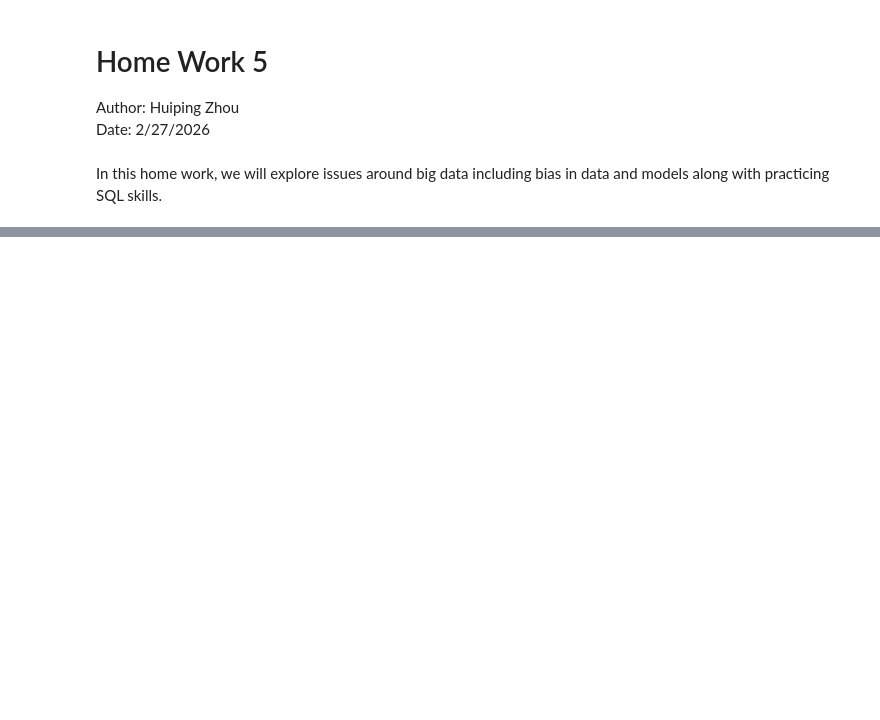
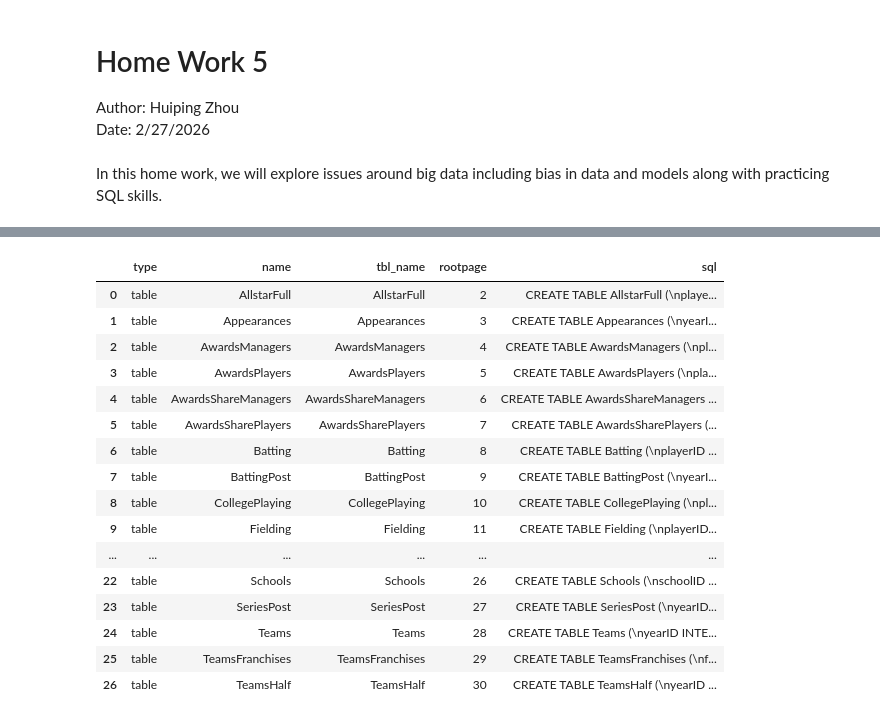
Before and after one commit to hzhoujoy/ST554_HomeWork5, a Jupyter notebook: HomeWork5.ipynb, the cells around one changed output, grey strips where cells are left out. Cells and saved outputs as stored; diff of their text form; code cells hidden in the pictures; blank space fills up the shorter version.

```diff
--- a/HomeWork5.ipynb
+++ b/HomeWork5.ipynb
@@ -15,0 +86,24 @@ The Five V's of big data are volume, variety, velocity, varacity, and value. I l
+# %%
+import sqlite3
+import pandas as pd
+con = sqlite3.connect("lahman_1871-2022.sqlite")
+# return the information of tables
+pd.read_sql("SELECT * FROM sqlite_master WHERE type='table';", con)
+# %% [output]
+|  | type | name | tbl_name | rootpage | sql |
+| 0 | table | AllstarFull | AllstarFull | 2 | CREATE TABLE AllstarFull (\nplaye... |
+| 1 | table | Appearances | Appearances | 3 | CREATE TABLE Appearances (\nyearI... |
+| 2 | table | AwardsManagers | AwardsManagers | 4 | CREATE TABLE AwardsManagers (\npl... |
+| 3 | table | AwardsPlayers | AwardsPlayers | 5 | CREATE TABLE AwardsPlayers (\npla... |
+| 4 | table | AwardsShareManagers | AwardsShareManagers | 6 | CREATE TABLE AwardsShareManagers ... |
+| 5 | table | AwardsSharePlayers | AwardsSharePlayers | 7 | CREATE TABLE AwardsSharePlayers (... |
+| 6 | table | Batting | Batting | 8 | CREATE TABLE Batting (\nplayerID ... |
+| 7 | table | BattingPost | BattingPost | 9 | CREATE TABLE BattingPost (\nyearI... |
+| 8 | table | CollegePlaying | CollegePlaying | 10 | CREATE TABLE CollegePlaying (\npl... |
+| 9 | table | Fielding | Fielding | 11 | CREATE TABLE Fielding (\nplayerID... |
+| ... | ... | ... | ... | ... | ... |
+| 22 | table | Schools | Schools | 26 | CREATE TABLE Schools (\nschoolID ... |
+| 23 | table | SeriesPost | SeriesPost | 27 | CREATE TABLE SeriesPost (\nyearID... |
+| 24 | table | Teams | Teams | 28 | CREATE TABLE Teams (\nyearID INTE... |
+| 25 | table | TeamsFranchises | TeamsFranchises | 29 | CREATE TABLE TeamsFranchises (\nf... |
+| 26 | table | TeamsHalf | TeamsHalf | 30 | CREATE TABLE TeamsHalf (\nyearID ... |
```
Also changed, not shown: parts of 35 cells of this notebook.
